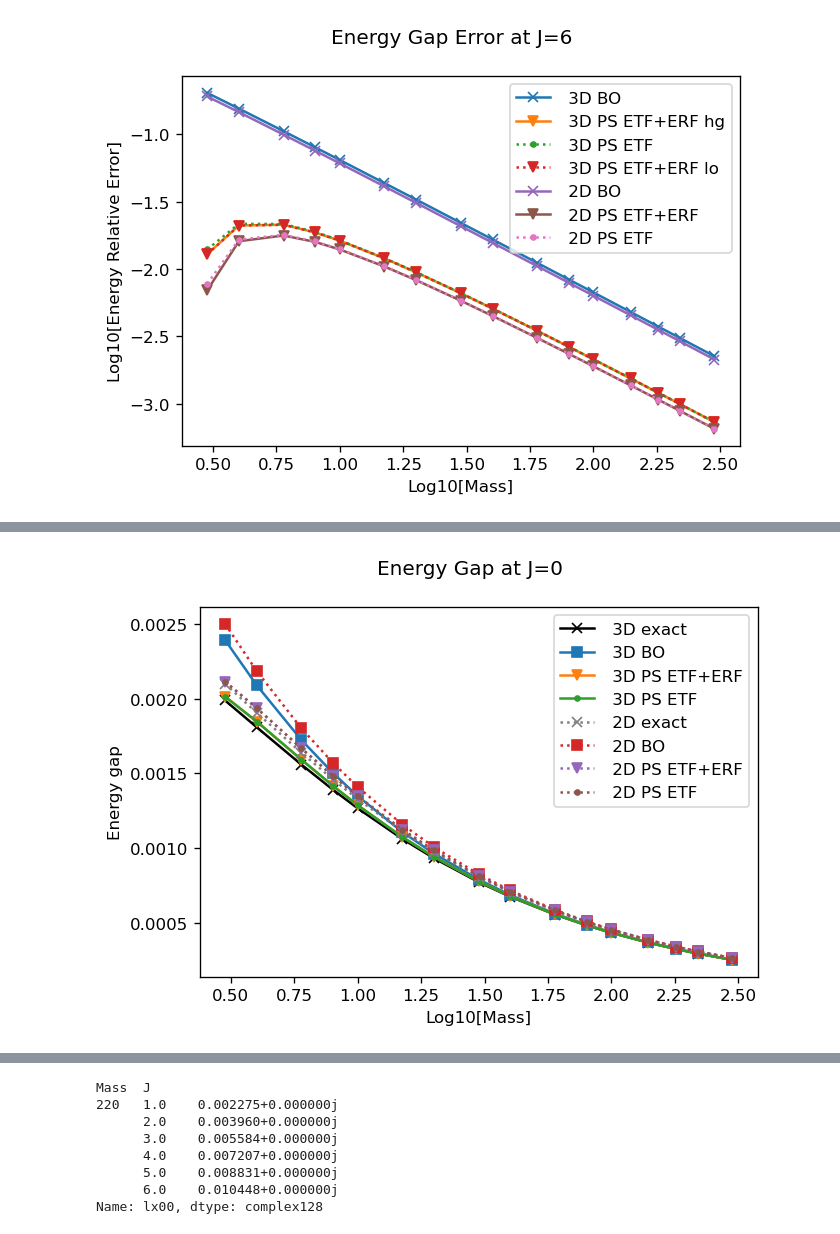
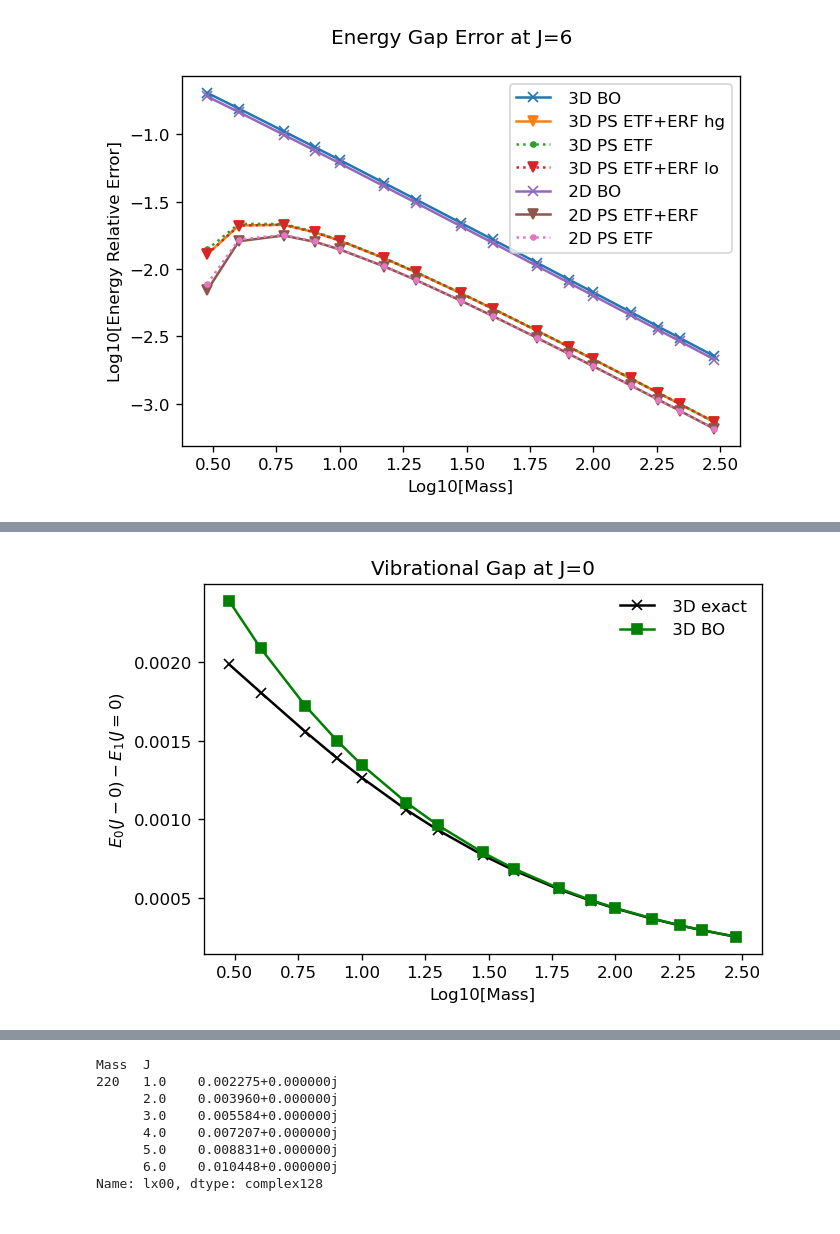
Before and after one commit to subotnikgroup/xebees, a Jupyter notebook: paper/analysis_3D.ipynb, the cells around one changed output, grey strips where cells are left out. Saved outputs shown, nothing was run; the diff lists cells and outputs as text; code cells hidden in the pictures.

```diff
--- a/paper/analysis_3D.ipynb
+++ b/paper/analysis_3D.ipynb
@@ -127,33 +127,33 @@ display(fig)
 # %%
 fig,ax = plt.subplots(figsize=(6,4))
 Ji = 0
 
 ax.plot(xp.log10(Mass_ex), ex3D['gap'].loc[(slice(None),Ji)],marker='x',color='k',label=" 3D exact")
-ax.plot(xp.log10(Mass_ex), ps3D['BO gap'].loc[(slice(None),Ji)],marker='s',label=" 3D BO")
-ax.plot(xp.log10(Mass_ex), ps3D['PS gap'].loc[(slice(None),Ji)], marker='v',label=" 3D PS ETF+ERF")
-ax.plot(xp.log10(Mass_ex), ps3D_noERF['PS gap'].loc[(slice(None),Ji)], marker='.',label=" 3D PS ETF")
 
-ax.plot(xp.log10(Mass_ex), ex2D['gap'].loc[(slice(None),Ji)],marker='x',color='grey',label=" 2D exact", linestyle=":")
-ax.plot(xp.log10(Mass_ex), ps2D['BO gap'].loc[(slice(None),Ji)],marker='s',label=" 2D BO", linestyle=":")
-ax.plot(xp.log10(Mass_ex), ps2D['PS gap'].loc[(slice(None),Ji)], marker='v',label=" 2D PS ETF+ERF", linestyle=":")
-ax.plot(xp.log10(Mass_ex), ps2D_noERF['PS gap'].loc[(slice(None),Ji)], marker='.',label=" 2D PS ETF", linestyle=":")
+# ax.plot(xp.log10(Mass_ex), ps3D['PS gap'].loc[(slice(None),Ji)], marker='v',label=" 3D PS ETF+ERF")
+# ax.plot(xp.log10(Mass_ex), ps3D_noERF['PS gap'].loc[(slice(None),Ji)], marker='.',label=" 3D PS ETF")
+ax.plot(xp.log10(Mass_ex), ps3D['BO gap'].loc[(slice(None),Ji)],marker='s',label=" 3D BO", color='green')
+# ax.plot(xp.log10(Mass_ex), ex2D['gap'].loc[(slice(None),Ji)],marker='x',color='grey',label=" 2D exact", linestyle=":")
+# ax.plot(xp.log10(Mass_ex), ps2D['BO gap'].loc[(slice(None),Ji)],marker='s',label=" 2D BO", linestyle=":")
+# ax.plot(xp.log10(Mass_ex), ps2D['PS gap'].loc[(slice(None),Ji)], marker='v',label=" 2D PS ETF+ERF", linestyle=":")
+# ax.plot(xp.log10(Mass_ex), ps2D_noERF['PS gap'].loc[(slice(None),Ji)], marker='.',label=" 2D PS ETF", linestyle=":")
 
 # ax.plot(xp.log10(Mass_ex), xp.log10(bo_error_2d.loc[(slice(None),Ji)]),marker='x',label=" 2D BO")
 # ax.plot(xp.log10(Mass_ex), xp.log10(ps_error_2d.loc[(slice(None),Ji)]), marker='v',label=" 2D PS ETF+ERF")
 # ax.plot(xp.log10(Mass_ex), xp.log10(ps_no_erf_error_2d.loc[(slice(None),Ji)]), marker='.',label=" 2D PS ETF", linestyle=":")
 
 # ax.plot(xp.log10(Mass_ex), xp.log10(psG_error.loc[(slice(None),0)]), marker='.',label="PS w Gamma/R", linestyle="--")
 
 ax.set_xlabel("Log10[Mass]")
-ax.set_ylabel("Energy gap")
+ax.set_ylabel("$E_0(J-0) - E_1(J=0)$")
 # ax.set_ylabel("Log10[Energy Relative Error]")
-ax.legend()
-fig.suptitle("Energy Gap at J={}".format(Ji))
+ax.legend(frameon=False)
+ax.set_title("Vibrational Gap at J={}".format(Ji))
 display(fig)
 # %% [output]
 [interactive output not drawn]
 [interactive output not drawn]
-[figure, old version]
+[figure, new version]
 # %%
 fig,ax = plt.subplots(figsize=(6,4))
 
```
Also changed, not shown: parts of 24 cells of this notebook.
